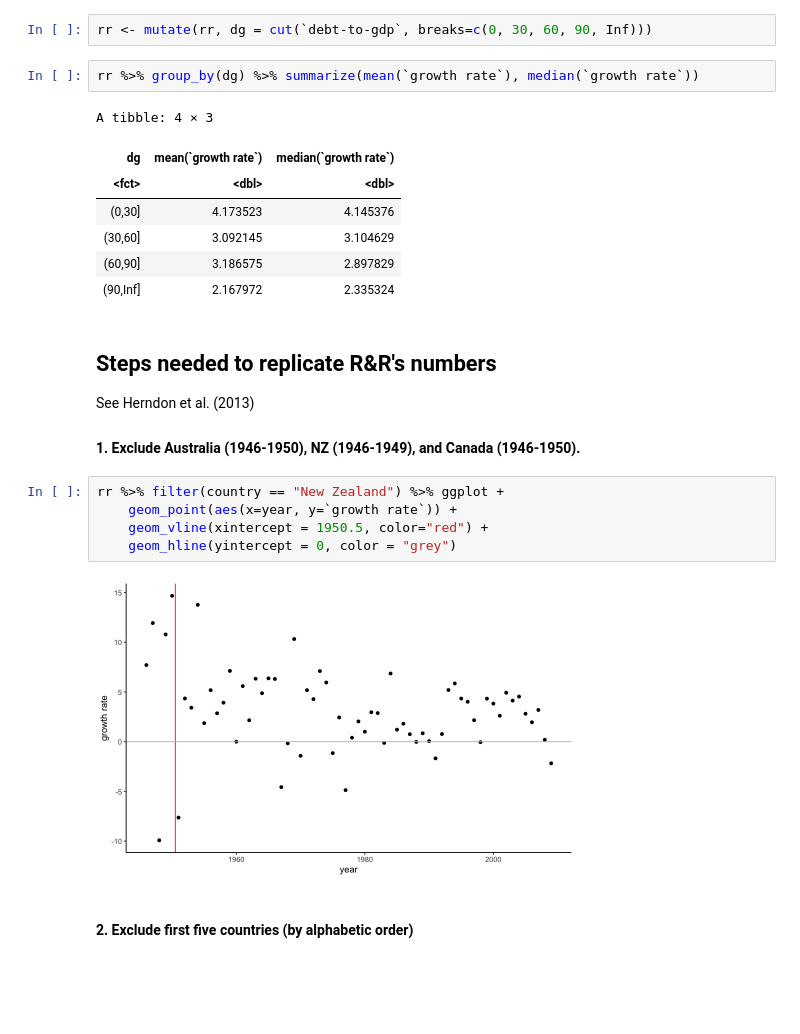
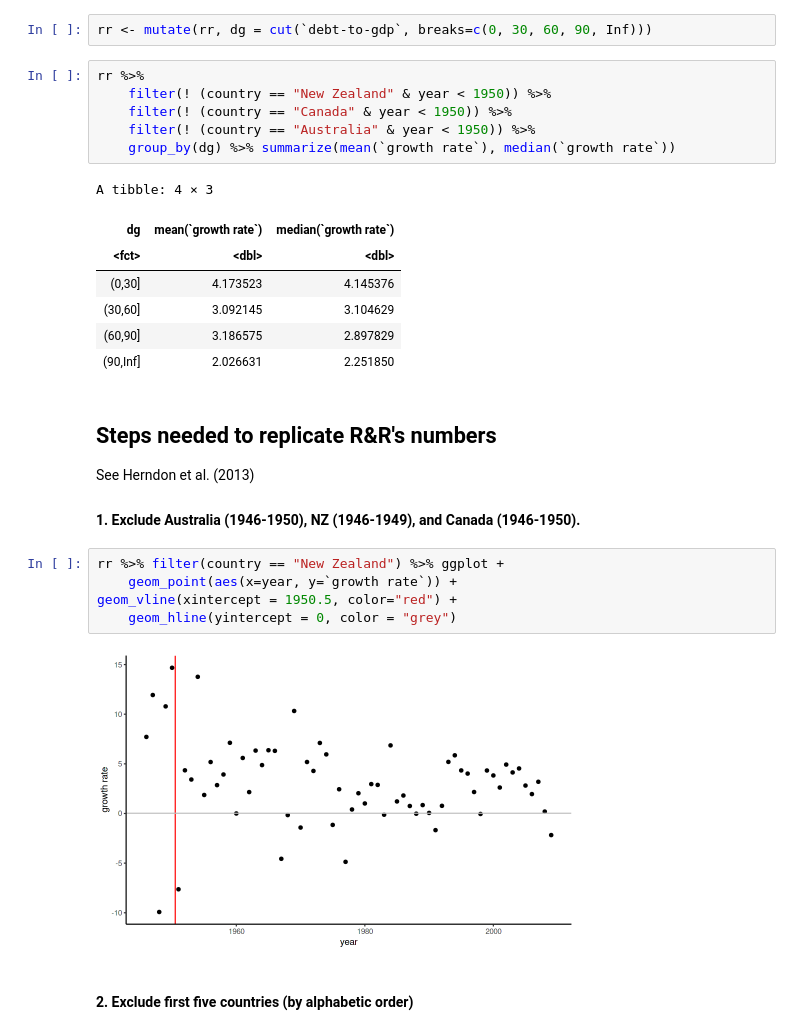
Before and after one commit to jeswheel/stats604, a Jupyter notebook: lectures/week11/lecture16/rr.ipynb, the cells around one changed output. Drawn from its saved outputs; the diff is of its cells as text; blank space fills up the shorter version.

```diff
--- a/lectures/week11/lecture16/rr.ipynb
+++ b/lectures/week11/lecture16/rr.ipynb
@@ -16,15 +16,19 @@ rr <- readxl::read_excel('Reinhart and Rogoff.xlsx') %>% rename_all(tolower)
 # %%
 rr <- mutate(rr, dg = cut(`debt-to-gdp`, breaks=c(0, 30, 60, 90, Inf)))
 # %%
-rr %>% group_by(dg) %>% summarize(mean(`growth rate`), median(`growth rate`))
+rr %>%
+    filter(! (country == "New Zealand" & year < 1950)) %>%
+    filter(! (country == "Canada" & year < 1950)) %>%
+    filter(! (country == "Australia" & year < 1950)) %>%
+    group_by(dg) %>% summarize(mean(`growth rate`), median(`growth rate`))
 # %% [output]
 A tibble: 4 × 3
 | dg | mean(`growth rate`) | median(`growth rate`) |
 | <fct> | <dbl> | <dbl> |
 | (0,30] | 4.173523 | 4.145376 |
 | (30,60] | 3.092145 | 3.104629 |
 | (60,90] | 3.186575 | 2.897829 |
-| (90,Inf] | 2.167972 | 2.335324 |
+| (90,Inf] | 2.026631 | 2.251850 |
 # %% [markdown]
 ## Steps needed to replicate R&R's numbers
 
@@ -34,7 +38,7 @@ See Herndon et al. (2013)
 # %%
 rr %>% filter(country == "New Zealand") %>% ggplot +
     geom_point(aes(x=year, y=`growth rate`)) +
-    geom_vline(xintercept = 1950.5, color="red") +
+geom_vline(xintercept = 1950.5, color="red") +
     geom_hline(yintercept = 0, color = "grey")
 # %% [output]
 [figure]
```
Also changed, not shown: parts of 8 cells of this notebook.
